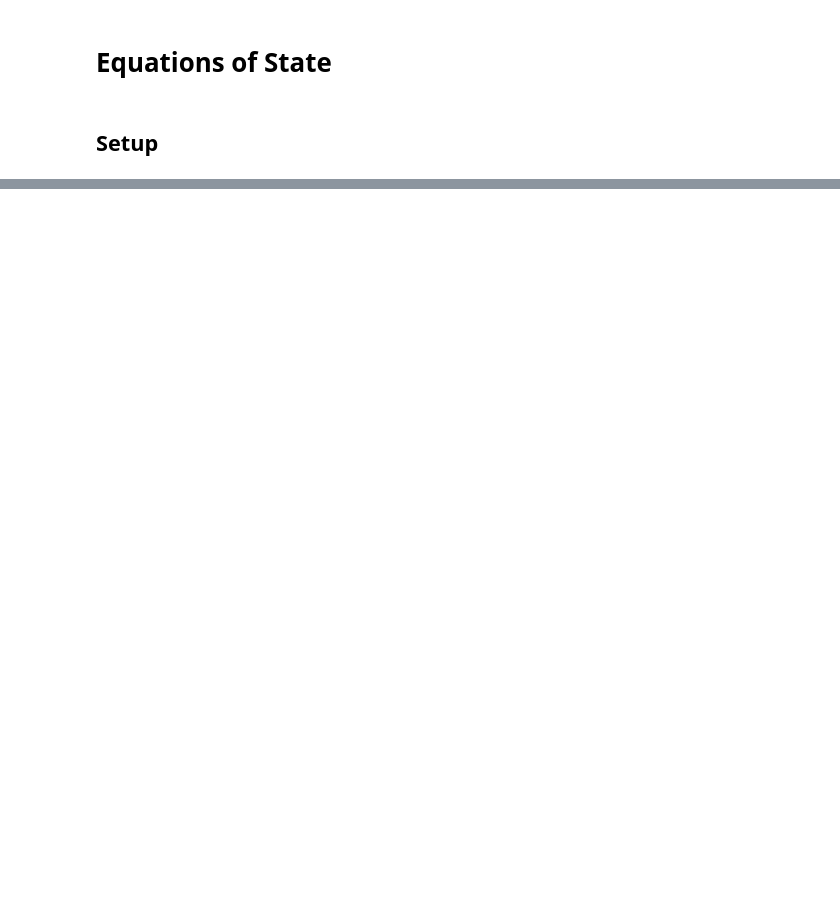
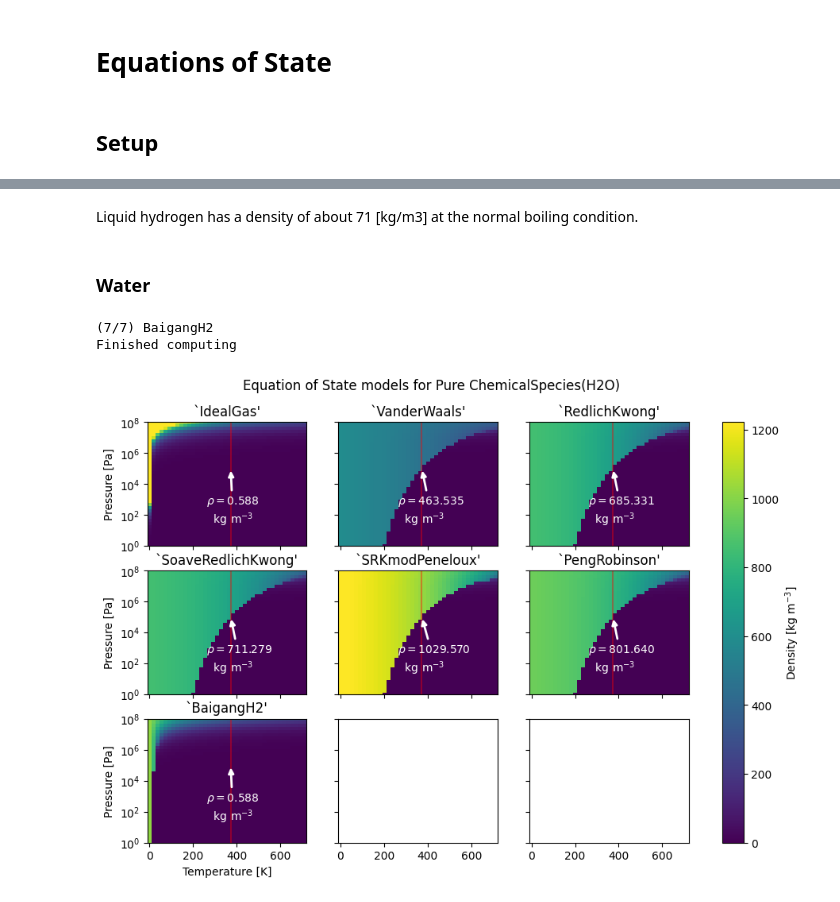
Before and after one commit to yaseen157/carpy, a Jupyter notebook: docs/source/demo/Equations of State.ipynb, the cells around one changed output, grey strips where cells are left out. Saved outputs shown, nothing was run; the diff lists cells and outputs as text; code cells hidden in the pictures; blank space fills up the shorter version.

```diff
--- a/docs/source/demo/Equations of State.ipynb
+++ b/docs/source/demo/Equations of State.ipynb
@@ -111,0 +164,10 @@ plt.show()
+# %% [markdown]
+Liquid hydrogen has a density of about 71 [kg/m3] at the normal boiling condition.
+# %% [markdown]
+### Water
+# %%
+plot_density_maps(species.water())
+# %% [output]
+(7/7) BaigangH2
+Finished computing
+[figure, added]
```
Also changed, not shown: parts of 20 cells of this notebook, 5 other files.
